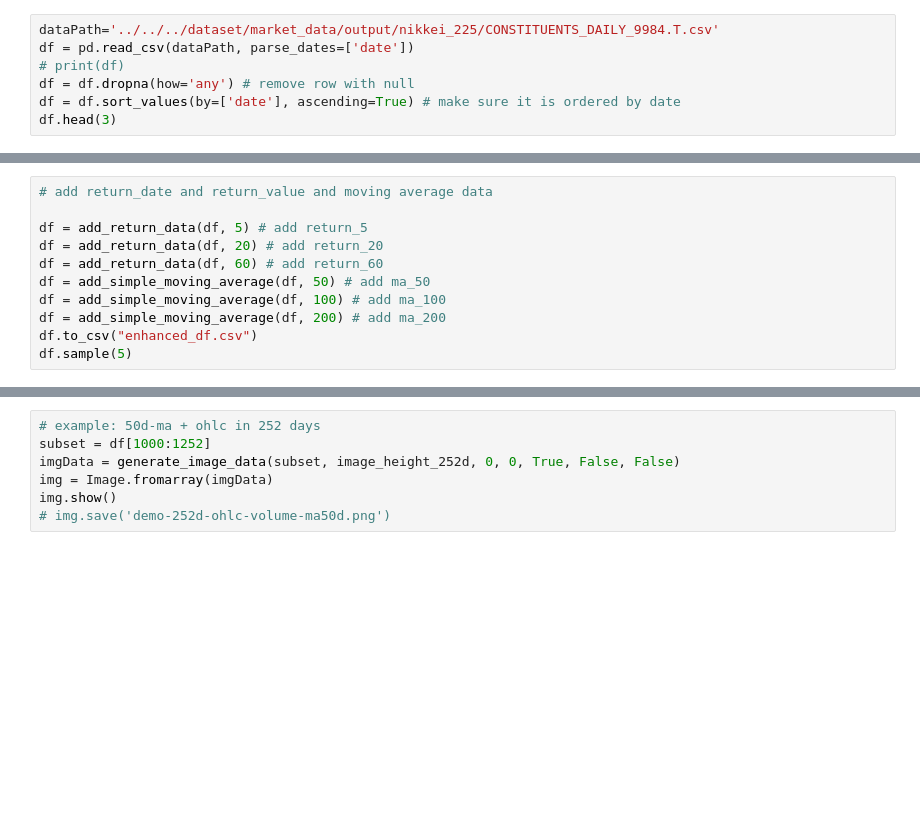
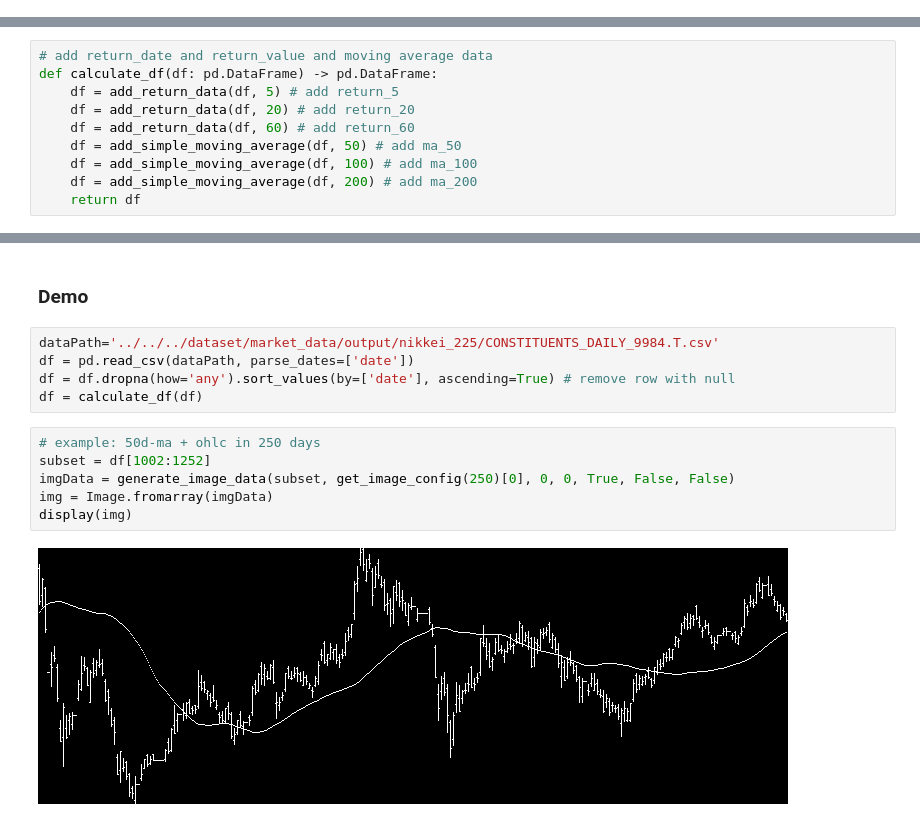
Before and after one commit to jackylaucf/HKU-MScCS-Capstone, a Jupyter notebook: src/python/notebook/ohlc_ma_demo.ipynb, the cells around one changed output, grey strips where cells are left out. Cells and saved outputs as stored; diff of their text form; blank space fills up the shorter version.

```diff
--- a/src/python/notebook/ohlc_ma_demo.ipynb
+++ b/src/python/notebook/ohlc_ma_demo.ipynb
@@ -13,7 +13,0 @@ from utils.feature_engineering import (
-# %%
-dataPath='../../../dataset/market_data/output/nikkei_225/CONSTITUENTS_DAILY_9984.T.csv'
-df = pd.read_csv(dataPath, parse_dates=['date'])
-# print(df)
-df = df.dropna(how='any') # remove row with null
-df = df.sort_values(by=['date'], ascending=True) # make sure it is ordered by date
-df.head(3)
@@ -41,11 +40,10 @@ gap_height_252d = 1
 # %%
 # add return_date and return_value and moving average data
-
-df = add_return_data(df, 5) # add return_5
-df = add_return_data(df, 20) # add return_20
-df = add_return_data(df, 60) # add return_60
-df = add_simple_moving_average(df, 50) # add ma_50
-df = add_simple_moving_average(df, 100) # add ma_100
-df = add_simple_moving_average(df, 200) # add ma_200
-df.to_csv("enhanced_df.csv")
-df.sample(5)
+def calculate_df(df: pd.DataFrame) -> pd.DataFrame:
+    df = add_return_data(df, 5) # add return_5
+    df = add_return_data(df, 20) # add return_20
+    df = add_return_data(df, 60) # add return_60
+    df = add_simple_moving_average(df, 50) # add ma_50
+    df = add_simple_moving_average(df, 100) # add ma_100
+    df = add_simple_moving_average(df, 200) # add ma_200
+    return df
@@ -52,8 +135,16 @@ df.sample(5)
+# %% [markdown]
+### Demo
+# %%
+dataPath='../../../dataset/market_data/output/nikkei_225/CONSTITUENTS_DAILY_9984.T.csv'
+df = pd.read_csv(dataPath, parse_dates=['date'])
+df = df.dropna(how='any').sort_values(by=['date'], ascending=True) # remove row with null
+df = calculate_df(df)
 # %%
-# example: 50d-ma + ohlc in 252 days
-subset = df[1000:1252]
-imgData = generate_image_data(subset, image_height_252d, 0, 0, True, False, False)
+# example: 50d-ma + ohlc in 250 days
+subset = df[1002:1252]
+imgData = generate_image_data(subset, get_image_config(250)[0], 0, 0, True, False, False)
 img = Image.fromarray(imgData)
-img.show()
-# img.save('demo-252d-ohlc-volume-ma50d.png')
+display(img)
+# %% [output]
+[figure, added]
 # %%
```
Also changed, not shown: parts of 12 cells of this notebook, 3 other files.
